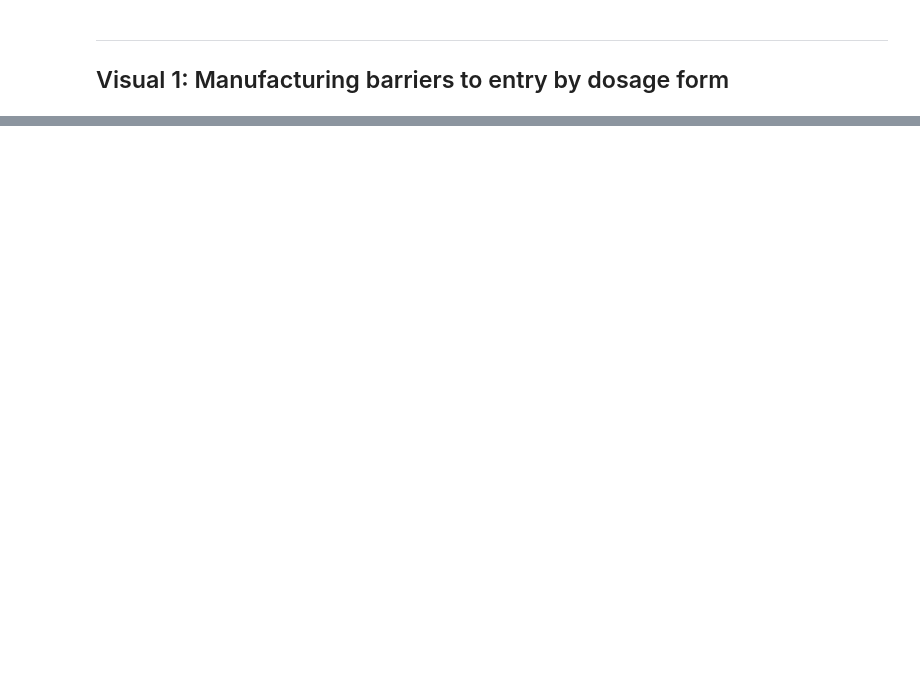
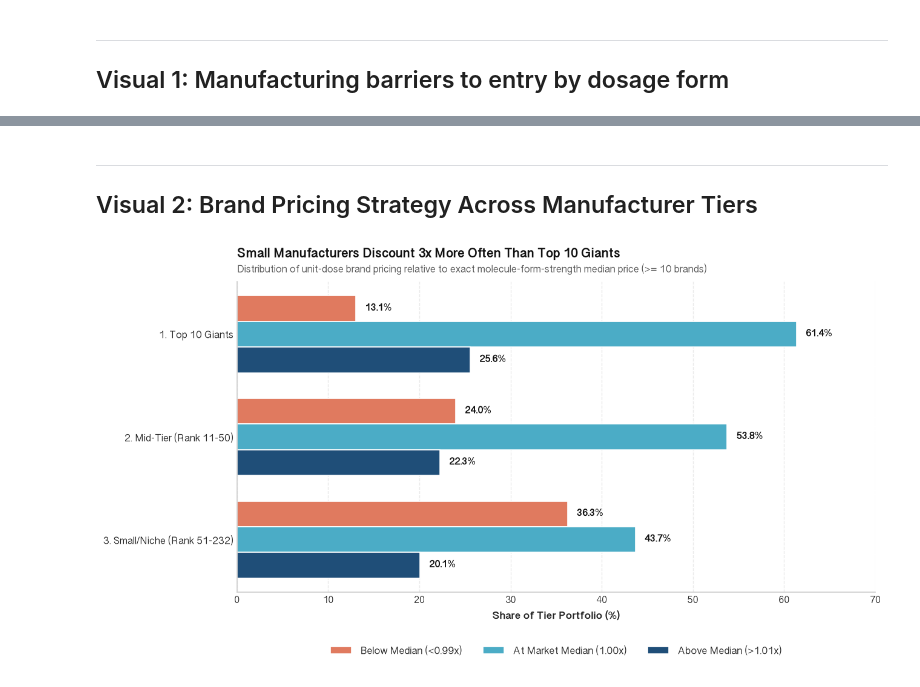
Before and after one commit to nbakh16/pharma-market-analysis-bd, a Jupyter notebook: notebooks/03_market_visualizations.ipynb, the cells around one changed output, grey strips where cells are left out. Drawn from its saved outputs; the diff is of its cells as text; code cells hidden in the pictures; blank space fills up the shorter version.

```diff
--- a/notebooks/03_market_visualizations.ipynb
+++ b/notebooks/03_market_visualizations.ipynb
@@ -136,0 +144,56 @@ plt.show()
+# %% [markdown]
+---
+## Visual 2: Brand Pricing Strategy Across Manufacturer Tiers
+# %%
+valid_unit = df[df['pricing_stance'] != 'Not Applicable (Non-Unit / <10 Brands)'].copy()
+
+bar_order = [
+    'Below Median (<0.99x)',
+    'At Market Median (1.00x)',
+    'Above Median (>1.01x)'
+]
+bar_colors = {
+    'Below Median (<0.99x)': '#e07a5f',
+    'At Market Median (1.00x)': '#4bacc6',
+    'Above Median (>1.01x)': '#1f4e78'
+}
+
+bar_tier = (
+    pd.crosstab(valid_unit['mfg_tier'], valid_unit['pricing_stance'], normalize='index')[bar_order] * 100
+).iloc[::-1]  # reverse row order so Top 10 appear at the top of the plot
+
+fig, ax = plt.subplots()
+
+y = np.arange(len(bar_tier.index))
+height = 0.25
+
+for i, stance in enumerate(bar_order):
+    values = bar_tier[stance].values
+    offset = (i - 1) * height
+    bars = ax.barh(
+        y - offset, values, height=height,
+        label=stance, color=bar_colors[stance], edgecolor='white'
+    )
+    # label at the end of each bar
+    for bar in bars:
+        width = bar.get_width()
+        ax.text(width + 1.0, bar.get_y() + bar.get_height() / 2, f"{width:.1f}%",
+                va='center', ha='left', fontsize=10, fontweight='bold', color='#111111')
+
+ax.set_yticks(y)
+ax.set_yticklabels(bar_tier.index)
+ax.set_xlim(0, 70)
+ax.set_xlabel('Share of Tier Portfolio (%)')
+
+set_header(
+    ax,
+    title='Small Manufacturers Discount 3x More Often Than Top 10 Giants',
+    subtitle='Distribution of unit-dose brand pricing relative to exact molecule-form-strength median price (>= 10 brands)'
+)
+
+ax.legend(loc='upper center', bbox_to_anchor=(0.5, -0.14), ncol=3)
+
+plt.savefig(f"{figure_dir}/02_product_price_position_by_tier.png")
+plt.show()
+# %% [output]
+[figure, added]
```
Also changed, not shown: parts of 4 cells of this notebook, 3 other files.
